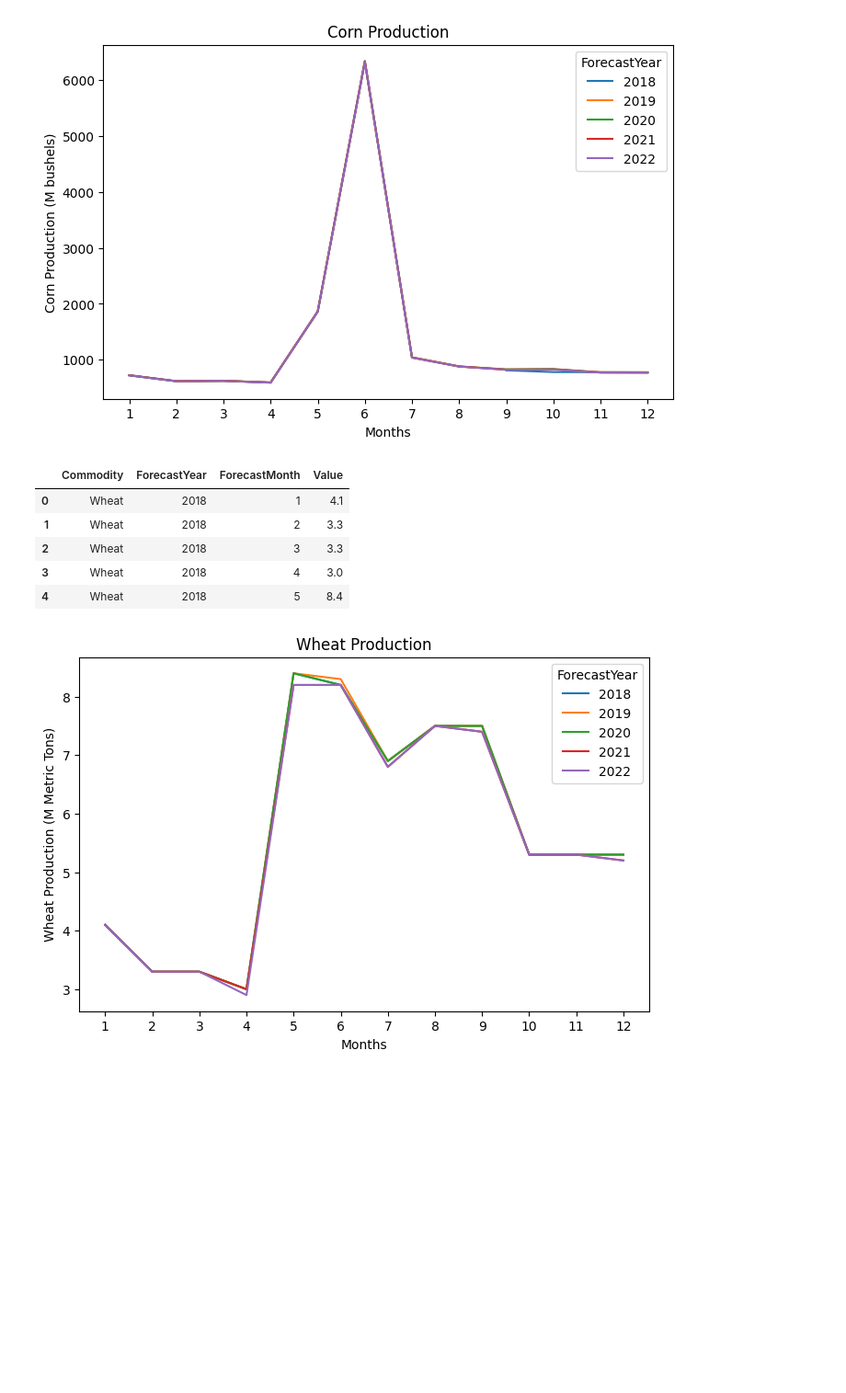
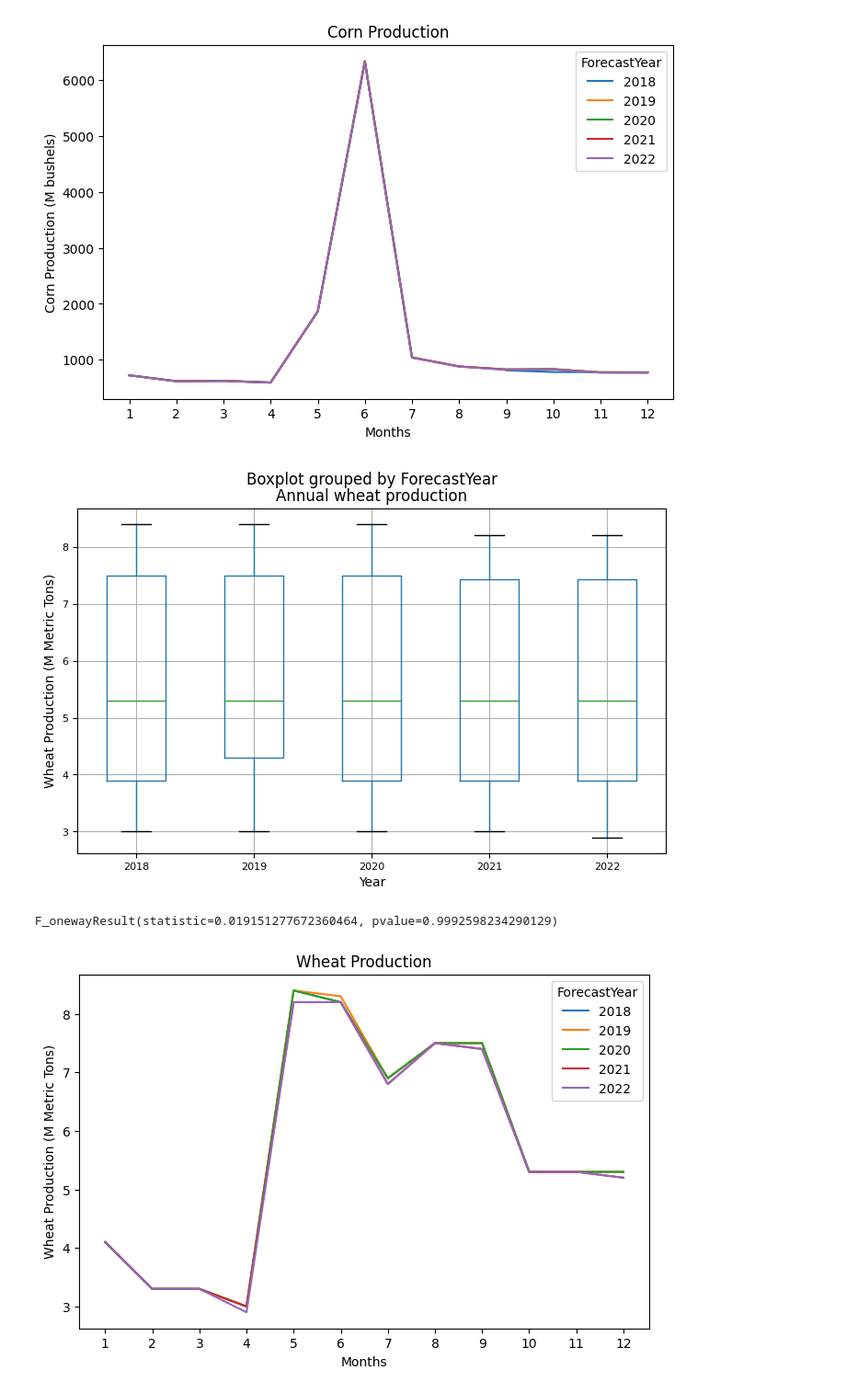
Before and after one commit to ajoyg/covid19_food_prod_impact, a Jupyter notebook: food_production_analysis/UDSA_Analysis.ipynb, the cells around one changed output. Shown at 92% size. Drawn from its saved outputs; the diff is of its cells as text; code cells hidden in the pictures; blank space fills up the shorter version.

Commit message:
Added box plots and ANOVA test for wheat and red meat production.

```diff
--- a/food_production_analysis/UDSA_Analysis.ipynb
+++ b/food_production_analysis/UDSA_Analysis.ipynb
@@ -125,11 +142,11 @@ plt.savefig("output/corn_production.png")
 # %%
 #Aggregate the wheat production data
 usda_us_wheat_total=usda_us_wheat_data.groupby(['Commodity','ForecastYear','ForecastMonth']).sum()['Value'].reset_index()
-usda_us_wheat_total.head()
+wheat_plot=usda_us_wheat_total.boxplot("Value", by="ForecastYear", figsize=(8,5), fontsize=8)
+plt.title("Annual wheat production")
+plt.xlabel("Year")
+plt.ylabel("Wheat Production (M Metric Tons)")
+plt.savefig("output/wheat_box_plot")
+plt.show()
 # %% [output]
-|  | Commodity | ForecastYear | ForecastMonth | Value |
-| 0 | Wheat | 2018 | 1 | 4.1 |
-| 1 | Wheat | 2018 | 2 | 3.3 |
-| 2 | Wheat | 2018 | 3 | 3.3 |
-| 3 | Wheat | 2018 | 4 | 3.0 |
-| 4 | Wheat | 2018 | 5 | 8.4 |
+[figure, added]
@@ -136,3 +159,8 @@ usda_us_wheat_total.head()
+# %%
+# Perform the ANOVA
+stats.f_oneway(wheat_2018,wheat_2019,wheat_2020,wheat_2021,wheat_2022)
+# %% [output]
+F_onewayResult(statistic=0.019151277672360464, pvalue=0.9992598234290129)
 # %%
 #Plot the graph for Wheat prodution for 5 years and save the output file
 usda_us_wheat_total_graph = usda_us_wheat_total.pivot(index='ForecastMonth', columns='ForecastYear', values='Value')
```
Also changed, not shown: parts of 9 cells of this notebook, 6 other files.
